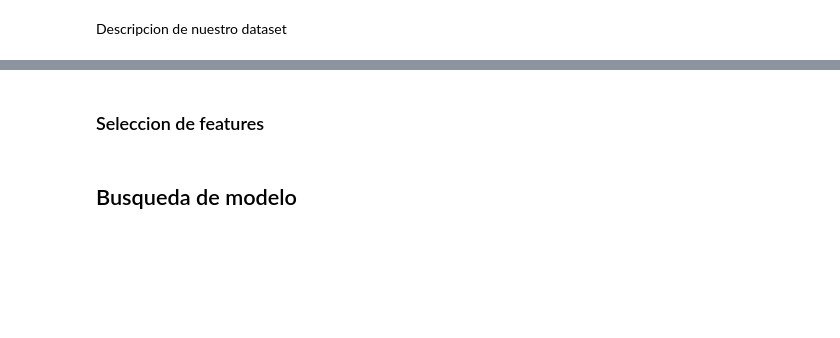
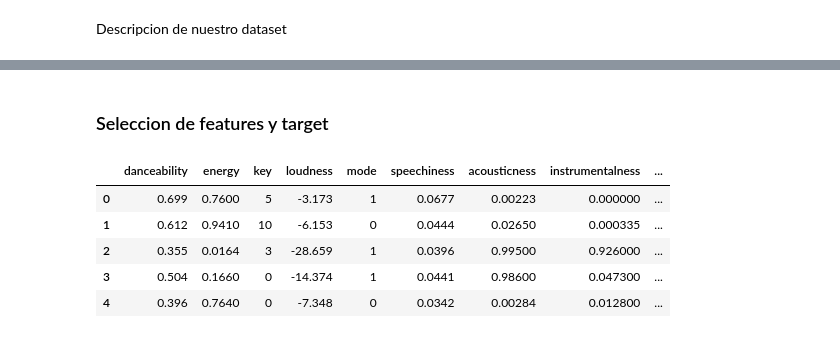
Before and after one commit to JaviCeRodriguez/IAA_tpfinal, a Jupyter notebook: Model.ipynb, the cells around one changed output, grey strips where cells are left out. Drawn from its saved outputs; the diff is of its cells as text; code cells hidden in the pictures; blank space fills up the shorter version.

```diff
--- a/Model.ipynb
+++ b/Model.ipynb
@@ -57,2 +64,2 @@ df.shape
 # %% [markdown]
-### Seleccion de features
+### Seleccion de features y target
@@ -62,3 +74,10 @@ selected_columns = df.select_dtypes(include=included_types).columns
 selected_variables = df[selected_columns]
-# %% [markdown]
-## Busqueda de modelo
+# %%
+selected_variables.head()
+# %% [output]
+|  | danceability | energy | key | loudness | mode | speechiness | acousticness | instrumentalness | ... |
+| 0 | 0.699 | 0.7600 | 5 | -3.173 | 1 | 0.0677 | 0.00223 | 0.000000 | ... |
+| 1 | 0.612 | 0.9410 | 10 | -6.153 | 0 | 0.0444 | 0.02650 | 0.000335 | ... |
+| 2 | 0.355 | 0.0164 | 3 | -28.659 | 1 | 0.0396 | 0.99500 | 0.926000 | ... |
+| 3 | 0.504 | 0.1660 | 0 | -14.374 | 1 | 0.0441 | 0.98600 | 0.047300 | ... |
+| 4 | 0.396 | 0.7640 | 0 | -7.348 | 0 | 0.0342 | 0.00284 | 0.012800 | ... |
```
Also changed, not shown: parts of 16 cells of this notebook.
